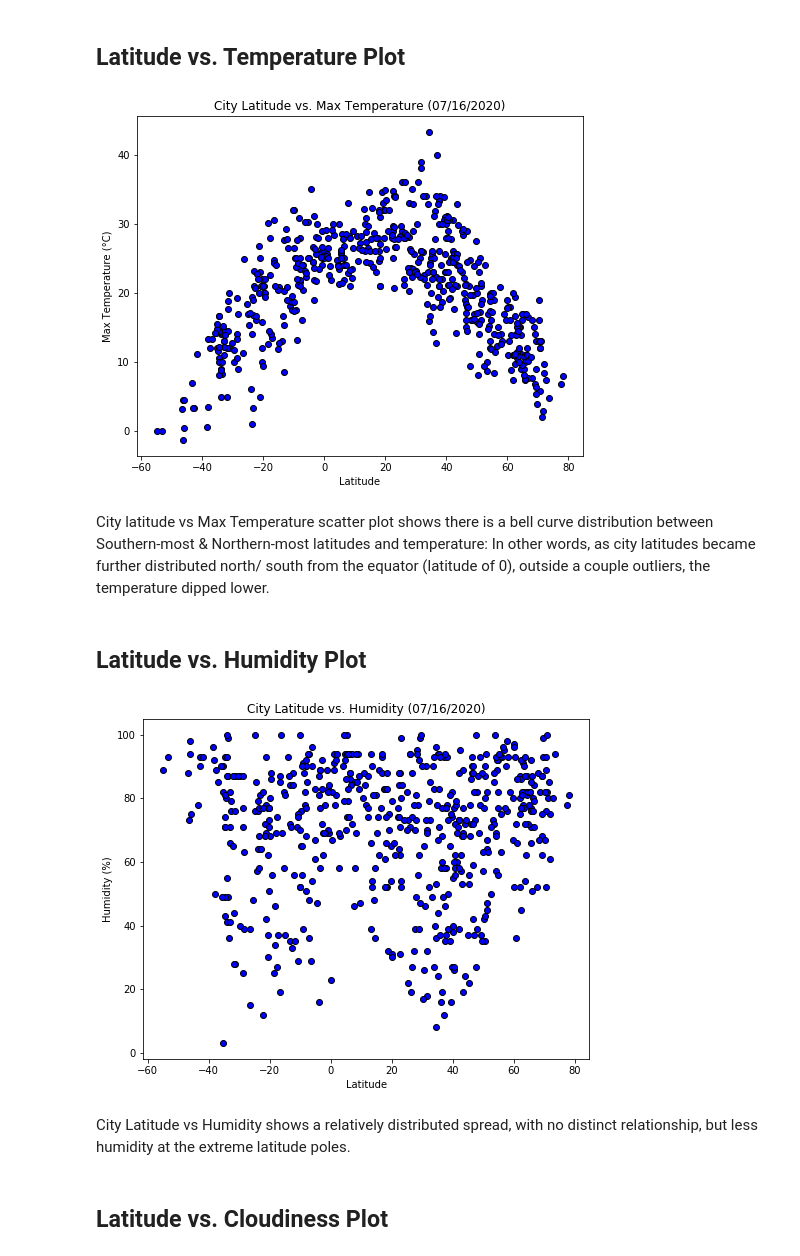
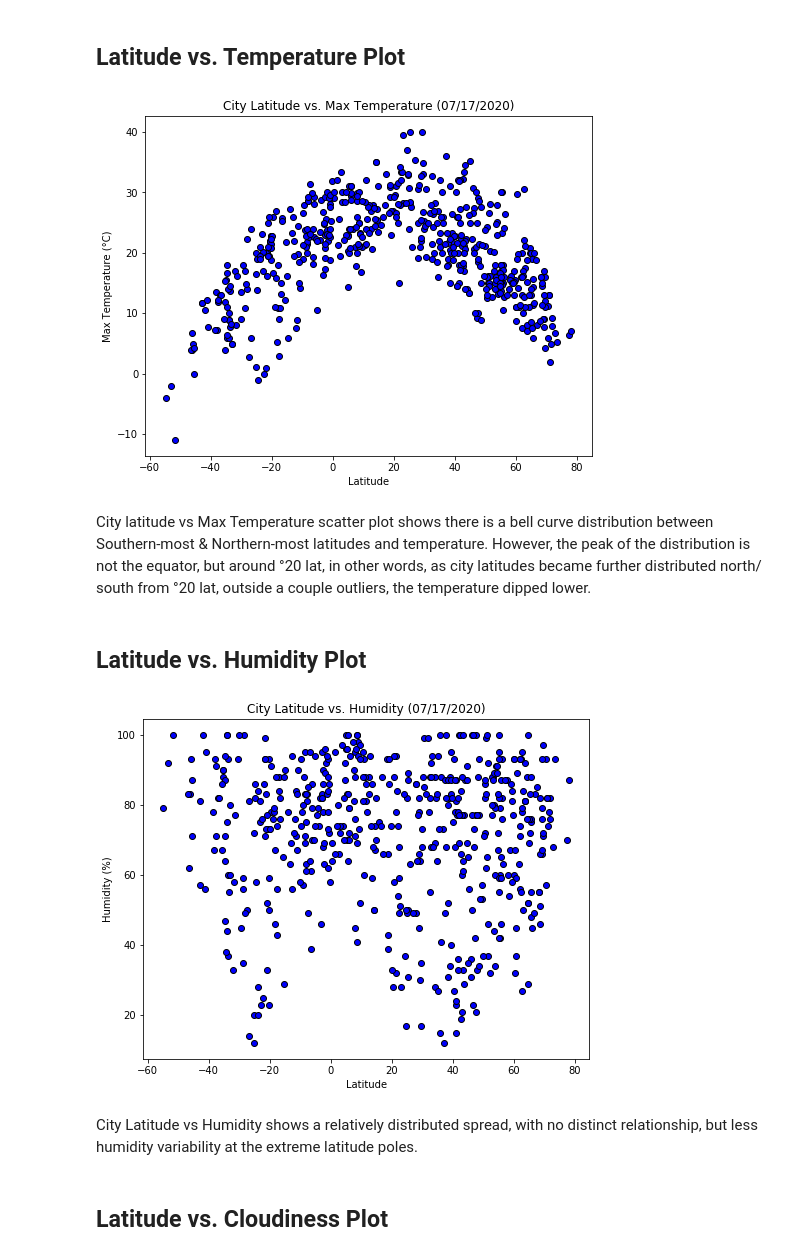
Before and after one commit to SofiaAS1/Python-API-Challenge, a Jupyter notebook: WeatherPy/WeatherPy.ipynb, the cells around one changed output. Cells and saved outputs as stored; diff of their text form; code cells hidden in the pictures.

```diff
--- a/WeatherPy/WeatherPy.ipynb
+++ b/WeatherPy/WeatherPy.ipynb
@@ -186,30 +186,32 @@ city_temp = cdata_df["Max Temp"]
 
 plt.figure(figsize=(8,6.25))
 plt.scatter(city_lat, city_temp, marker="o", facecolors="blue", edgecolors="black")
-plt.title("City Latitude vs. Max Temperature (07/16/2020)")
+plt.title("City Latitude vs. Max Temperature (07/17/2020)")
 plt.xlabel("Latitude")
 plt.ylabel("Max Temperature (°C)")
+plt.savefig("citylat_vs_maxtemp.png")
 plt.show()
 # %% [output]
-[figure, old version]
+[figure, new version]
 # %% [markdown]
-City latitude vs Max Temperature scatter plot shows there is a bell curve distribution between Southern-most & Northern-most latitudes and temperature: In other words, as city latitudes became further distributed north/ south from the equator (latitude of 0), outside a couple outliers, the temperature dipped lower.
+City latitude vs Max Temperature scatter plot shows there is a bell curve distribution between Southern-most & Northern-most latitudes and temperature. However, the peak of the distribution is not the equator, but around °20 lat, in other words, as city latitudes became further distributed north/ south from °20 lat, outside a couple outliers, the temperature dipped lower.
 # %% [markdown]
 ## Latitude vs. Humidity Plot
 # %%
 city_lat = cdata_df["Lat"]
 city_hum = cdata_df["Humidity"]
 
 plt.figure(figsize=(8,6.25))
 plt.scatter(city_lat, city_hum, marker="o", facecolors="blue", edgecolors="black")
-plt.title("City Latitude vs. Humidity (07/16/2020)")
+plt.title("City Latitude vs. Humidity (07/17/2020)")
 plt.xlabel("Latitude")
 plt.ylabel("Humidity (%)")
+plt.savefig("citylat_vs_humidity.png")
 plt.show()
 # %% [output]
-[figure, old version]
+[figure, new version]
 # %% [markdown]
-City Latitude vs Humidity shows a relatively distributed spread, with no distinct relationship, but less humidity at the extreme latitude poles.
+City Latitude vs Humidity shows a relatively distributed spread, with no distinct relationship, but less humidity variability at the extreme latitude poles.
 # %% [markdown]
 ## Latitude vs. Cloudiness Plot
 # %%
```
Also changed, not shown: parts of 19 cells of this notebook, 13 other files.
